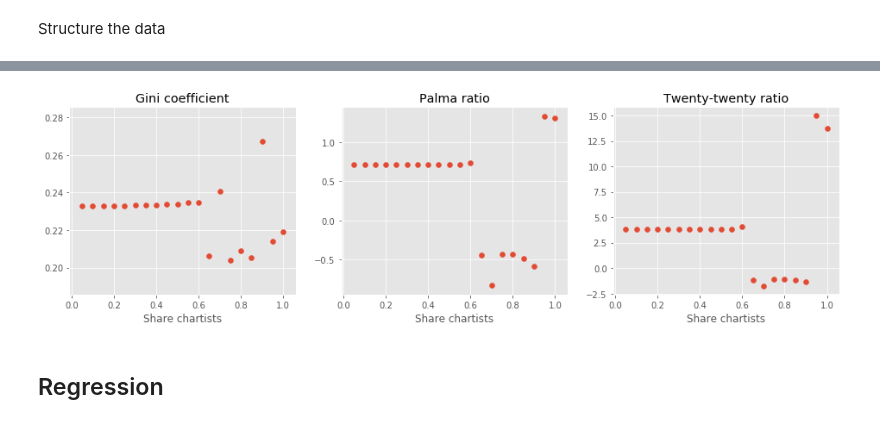
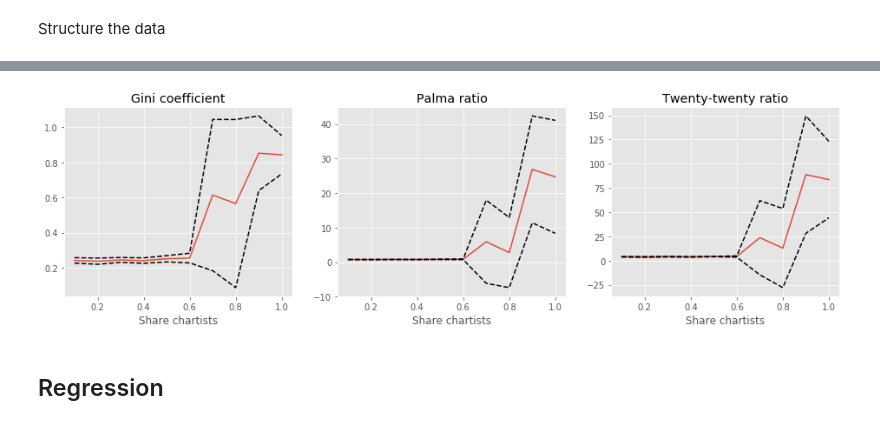
Before and after one commit to joerischasfoort/bubble-inequality, a Jupyter notebook: speculation_experiment.ipynb, the cells around one changed output, grey strips where cells are left out. Drawn from its saved outputs; the diff is of its cells as text; code cells hidden in the pictures.

```diff
--- a/speculation_experiment.ipynb
+++ b/speculation_experiment.ipynb
@@ -60,9 +60,9 @@ params['fundamentalist_horizon_multiplier'] = 0.5
 # %%
-NRUNS = 1
+NRUNS = 20
 # %% [markdown]
 Increment the share of chartists from 0.0 to 100
 # %%
-share_chartists = [x / 100.0 for x in range(5, 105, 5)]
+share_chartists = [x / 100.0 for x in range(10, 110, 10)]
 # %%
 Experiments = len(share_chartists)
 # %%
@@ -79,7 +79,7 @@ for exp in range(Experiments):
     for seed in range(NRUNS):
         traders, orderbook = init_objects_distr(params, seed)
         #traders, orderbook = pb_distr_model(traders, orderbook, params, seed)
-        traders, orderbook = pb_distr_model_no_stocks(traders, orderbook, params, seed)
+        traders, orderbook = pb_distr_model(traders, orderbook, params, seed)
         trdrs.append(traders)
         orbs.append(orderbook)
 # %% [output]
@@ -198,3 +185,9 @@ def confidence_interval(sample, emp_value):
     margin_of_error = z_critical * stdev
     confidence_interval = (emp_value - margin_of_error, emp_value + margin_of_error)
     return confidence_interval
+# %%
+def reject_outliers(data, m = 2.):
+    d = np.abs(data - np.median(data))
+    mdev = np.median(d)
+    s = d/mdev if mdev else 0.
+    return data[s<m]
@@ -201,26 +229,30 @@ def confidence_interval(sample, emp_value):
 # %%
 fig, (ax1, ax2, ax3) = plt.subplots(1, 3, figsize=[16,4])
 
-# ax1.scatter(range(len(ginis)), ginis)
-# ax2.scatter(range(len(palmas)), palmas)
-# ax3.scatter(range(len(twtws)), twtws)
+ax1.plot(share_chartists, gini_averages)
+ax1.plot(share_chartists, gini_conf_interval_uppers, 'k--')
+ax1.plot(share_chartists, gini_conf_intervals_lowers, 'k--')
 
-ax1.scatter(data['lin_share_chartists'], ginis)
-ax2.scatter(data['lin_share_chartists'], palmas)
-ax3.scatter(data['lin_share_chartists'], twtws)
-#ax2.scatter(range(len(palmas)), palmas)
-#ax3.scatter(range(len(twtws)), twtws)
+ax2.plot(share_chartists, palma_averages)
+ax2.plot(share_chartists, palma_conf_interval_uppers, 'k--')
+ax2.plot(share_chartists, palma_conf_intervals_lowers, 'k--')
+
+ax3.plot(share_chartists, twtw_averages)
+ax3.plot(share_chartists, twtw_conf_interval_uppers, 'k--')
+ax3.plot(share_chartists, twtw_conf_intervals_lowers, 'k--')
+
+
 
 ax3.set_title('Twenty-twenty ratio')
 ax2.set_title('Palma ratio')
 ax1.set_title('Gini coefficient')
 
 for ax in [ax1, ax2, ax3]:
     ax.set_xlabel('Share chartists')
 
-#fig.savefig('share_chartists_inequality.png', dpi=200, bbox_inches = 'tight', pad_inches = 0)
+fig.savefig('share_chartists_inequality.png', dpi=200, bbox_inches = 'tight', pad_inches = 0)
 # %% [output]
-[figure, old version]
+[figure, new version]
 # %%
 pd.Series(perc_bubble_occur).plot()
 # %%
```
Also changed, not shown: parts of 6 cells of this notebook, 2 other files.
